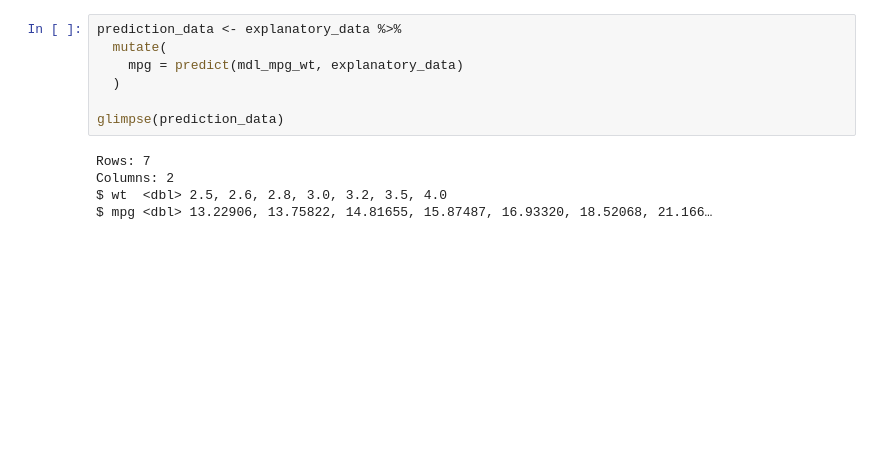
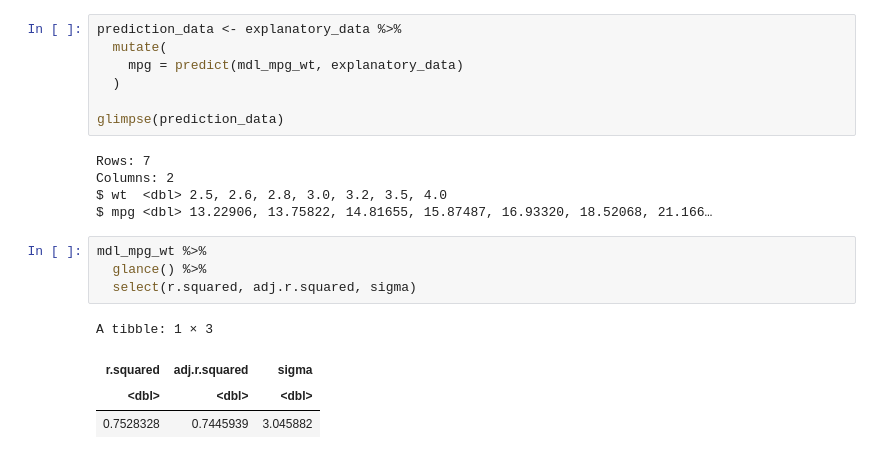
Before and after one commit to polaroidz/polaroidz, a Jupyter notebook: Intermediate_Regression_in_R.ipynb, the cells around one changed output. Cells and saved outputs as stored; diff of their text form; blank space fills up the shorter version.

```diff
--- a/Intermediate_Regression_in_R.ipynb
+++ b/Intermediate_Regression_in_R.ipynb
@@ -94,3 +94,12 @@ Rows: 7
 Columns: 2
 $ wt  <dbl> 2.5, 2.6, 2.8, 3.0, 3.2, 3.5, 4.0
 $ mpg <dbl> 13.22906, 13.75822, 14.81655, 15.87487, 16.93320, 18.52068, 21.166…
+# %%
+mdl_mpg_wt %>%
+  glance() %>%
+  select(r.squared, adj.r.squared, sigma)
+# %% [output]
+A tibble: 1 × 3
+| r.squared | adj.r.squared | sigma |
+| <dbl> | <dbl> | <dbl> |
+| 0.7528328 | 0.7445939 | 3.045882 |
```
Also changed, not shown: parts of 1 cell of this notebook.
